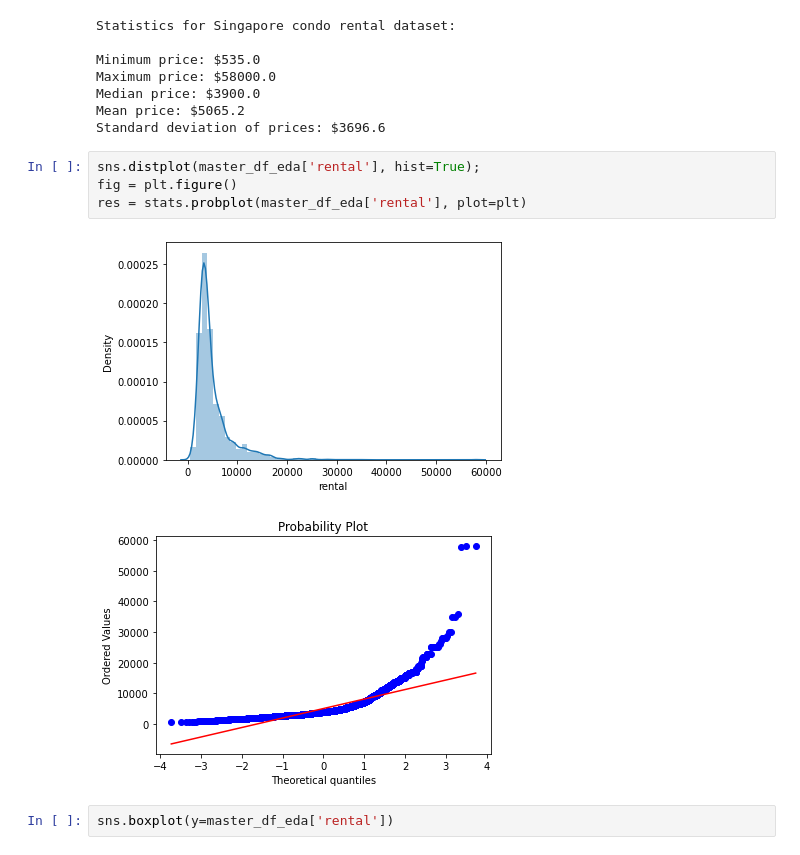
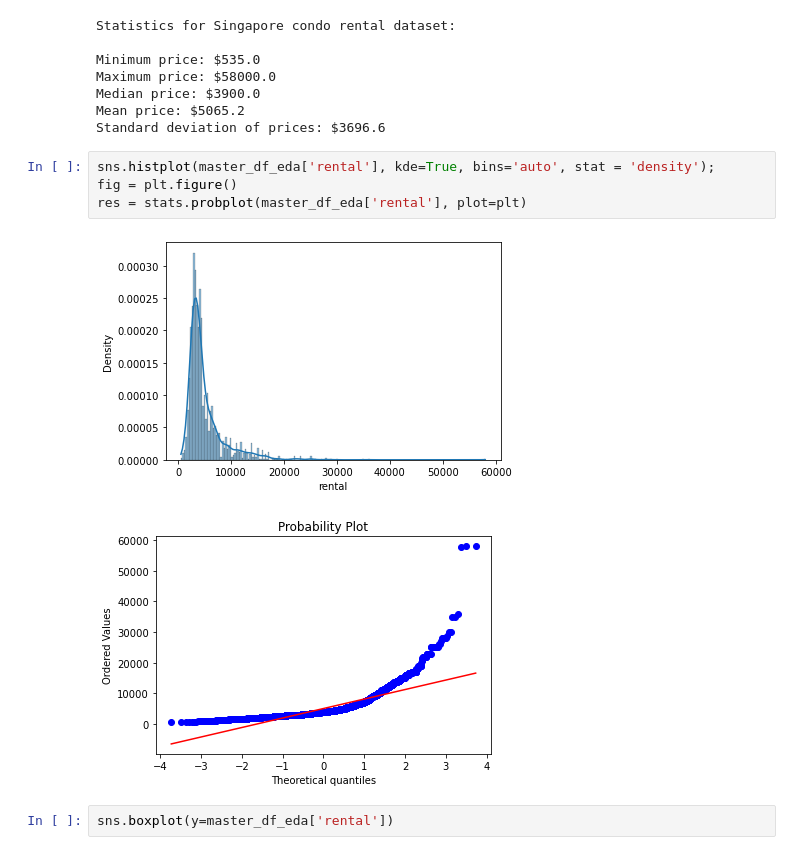
Before and after one commit to kennethleungty/Singapore-Condo-Rental-Market-Analysis, a Jupyter notebook: Part 2 - Data Cleaning and EDA.ipynb, the cells around one changed output. Saved outputs shown, nothing was run; the diff lists cells and outputs as text.

```diff
--- a/Part 2 - Data Cleaning and EDA.ipynb
+++ b/Part 2 - Data Cleaning and EDA.ipynb
@@ -885,11 +885,11 @@ Median price: $3900.0
 Mean price: $5065.2
 Standard deviation of prices: $3696.6
 # %%
-sns.distplot(master_df_eda['rental'], hist=True);
+sns.histplot(master_df_eda['rental'], kde=True, bins='auto', stat = 'density');
 fig = plt.figure()
 res = stats.probplot(master_df_eda['rental'], plot=plt)
 # %% [output]
-[figure, old version]
+[figure, new version]
 [figure]
 # %%
 sns.boxplot(y=master_df_eda['rental'])
```
Also changed, not shown: parts of 19 cells of this notebook, 11 other files.
